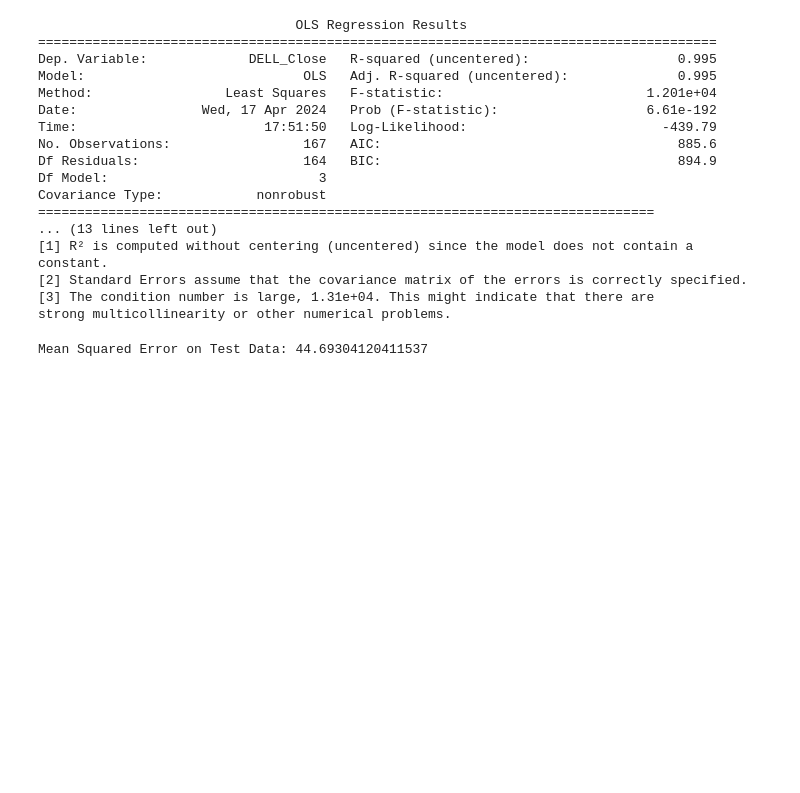
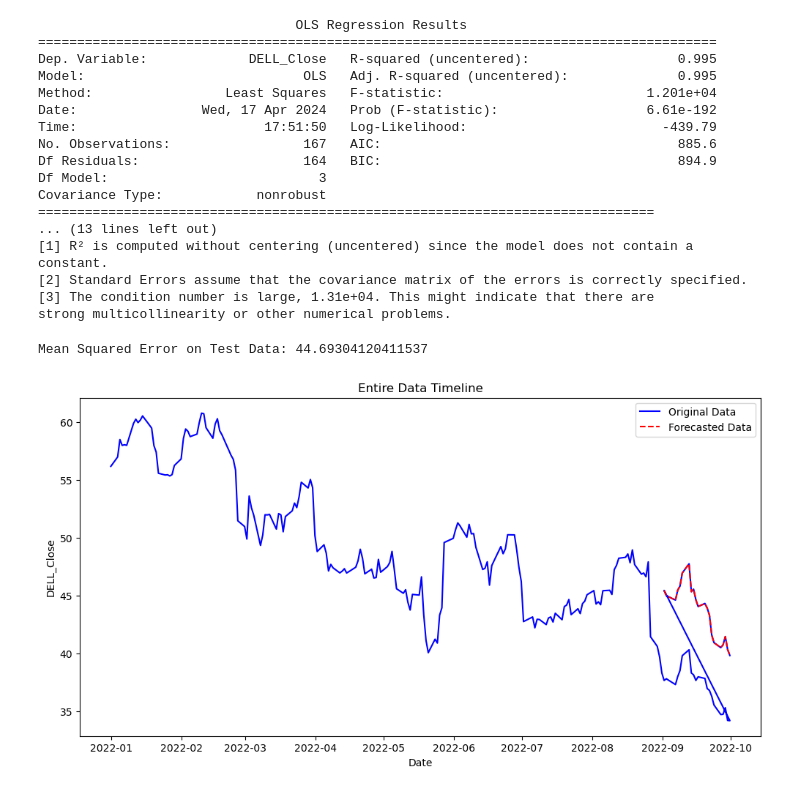
Before and after one commit to SebastianLacayo44/Dell-Tweet-Sentiment-Analysis, a Jupyter notebook: All Security Baseline Model.ipynb, the cells around one changed output. Drawn from its saved outputs; the diff is of its cells as text; code cells hidden in the pictures; blank space fills up the shorter version.

```diff
--- a/All Security Baseline Model.ipynb
+++ b/All Security Baseline Model.ipynb
@@ -64,6 +66,21 @@ mse_test = mean_squared_error(y_test, y_pred_test)
 print("Mean Squared Error on Test Data:", mse_test)
 # %% [output]
 Mean Squared Error on Test Data: 44.69304120411537
+# %%
+# Combine original and forecasted data for plotting
+combined_data = pd.concat([df['DELL_Close'], pd.Series(y_pred_test, index=testing_data.index)], axis=0)
+
+# Plot original and forecasted data
+plt.figure(figsize=(12, 6))
+plt.plot(combined_data.index, combined_data, label='Original Data', color='blue')
+plt.plot(testing_data.index, y_pred_test, label='Forecasted Data', linestyle='--', color='red')
+plt.title('Entire Data Timeline')
+plt.xlabel('Date')
+plt.ylabel('DELL_Close')
+plt.legend()
+plt.show()
+# %% [output]
+[figure, added]
 # %%
 
 # Decompose the time series into its components
```
Also changed, not shown: parts of 13 cells of this notebook.
